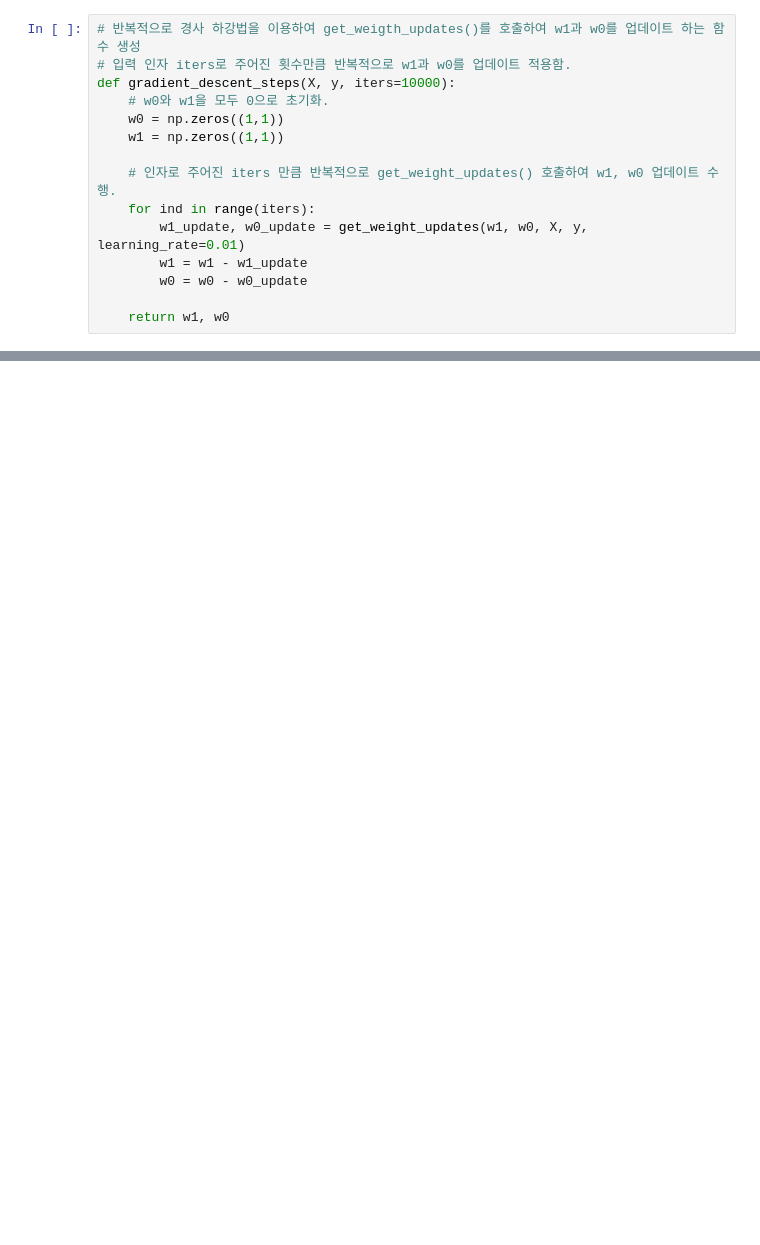
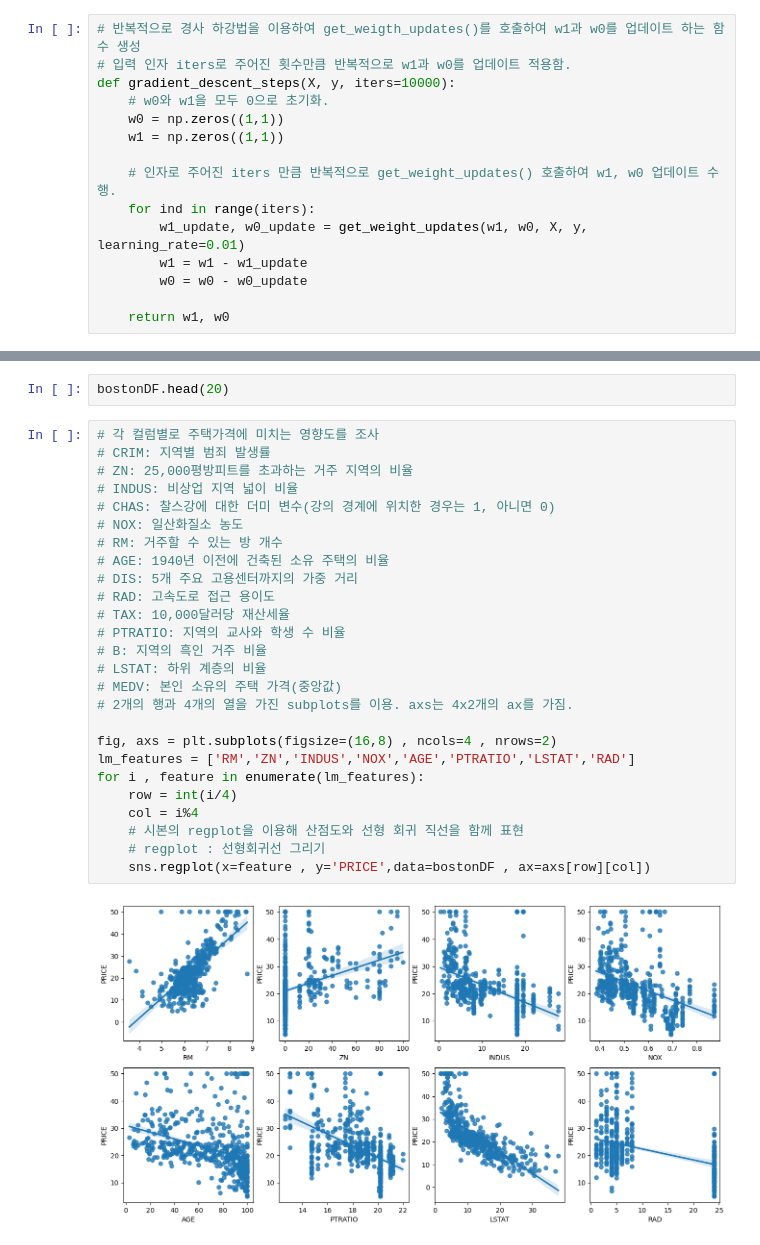
Before and after one commit to YangGuiBee/ML, a Jupyter notebook: TextBook-04/ex04.ipynb, the cells around one changed output, grey strips where cells are left out. Saved outputs shown, nothing was run; the diff lists cells and outputs as text; blank space fills up the shorter version.

```diff
--- a/TextBook-04/ex04.ipynb
+++ b/TextBook-04/ex04.ipynb
@@ -878,0 +769,30 @@ Stochastic Gradient Descent Total Cost:0.9937
+# %%
+bostonDF.head(20)
+# %%
+# 각 컬럼별로 주택가격에 미치는 영향도를 조사
+# CRIM: 지역별 범죄 발생률
+# ZN: 25,000평방피트를 초과하는 거주 지역의 비율
+# INDUS: 비상업 지역 넓이 비율
+# CHAS: 찰스강에 대한 더미 변수(강의 경계에 위치한 경우는 1, 아니면 0)
+# NOX: 일산화질소 농도
+# RM: 거주할 수 있는 방 개수
+# AGE: 1940년 이전에 건축된 소유 주택의 비율
+# DIS: 5개 주요 고용센터까지의 가중 거리
+# RAD: 고속도로 접근 용이도
+# TAX: 10,000달러당 재산세율
+# PTRATIO: 지역의 교사와 학생 수 비율
+# B: 지역의 흑인 거주 비율
+# LSTAT: 하위 계층의 비율
+# MEDV: 본인 소유의 주택 가격(중앙값)
+# 2개의 행과 4개의 열을 가진 subplots를 이용. axs는 4x2개의 ax를 가짐.
+
+fig, axs = plt.subplots(figsize=(16,8) , ncols=4 , nrows=2)
+lm_features = ['RM','ZN','INDUS','NOX','AGE','PTRATIO','LSTAT','RAD']
+for i , feature in enumerate(lm_features):
+    row = int(i/4)
+    col = i%4
+    # 시본의 regplot을 이용해 산점도와 선형 회귀 직선을 함께 표현
+    # regplot : 선형회귀선 그리기
+    sns.regplot(x=feature , y='PRICE',data=bostonDF , ax=axs[row][col])
+# %% [output]
+[figure, added]
```
Also changed, not shown: parts of 78 cells of this notebook.
